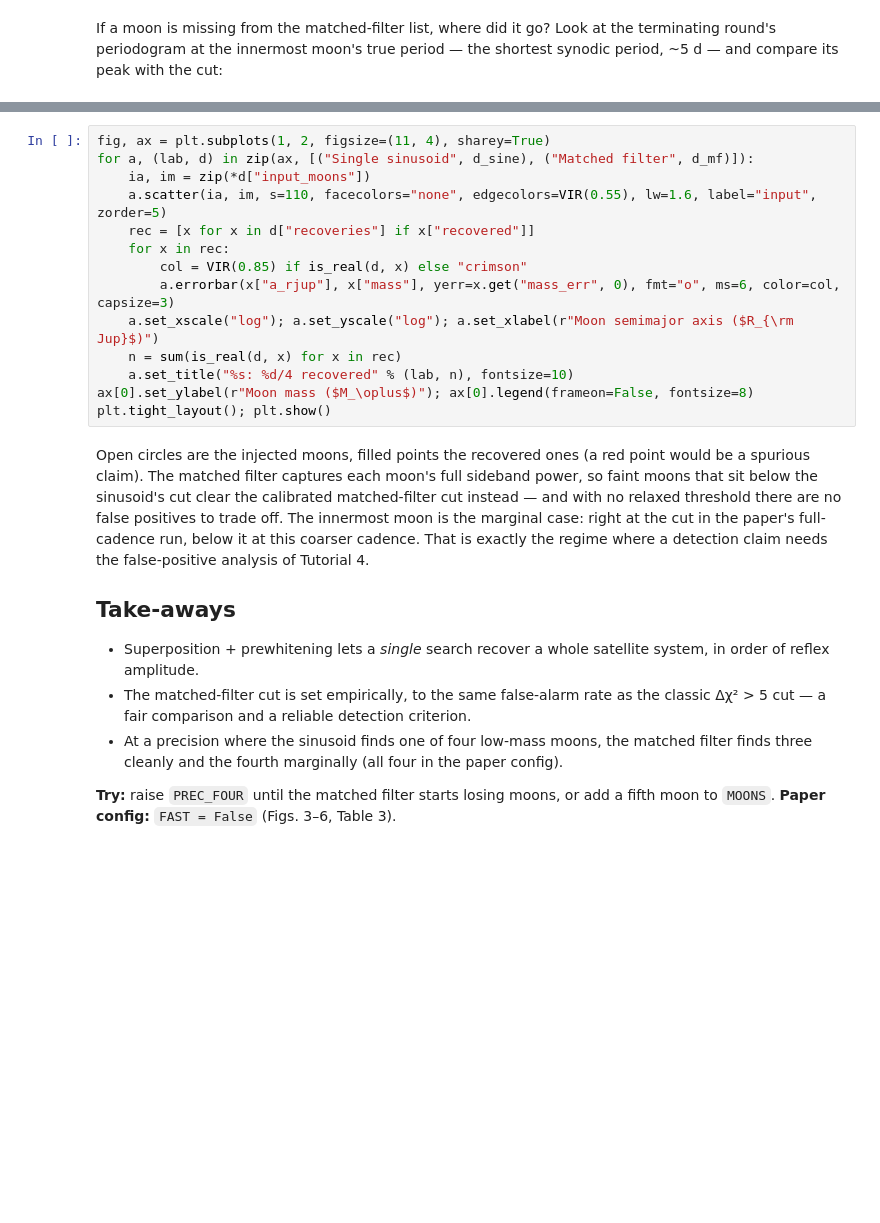
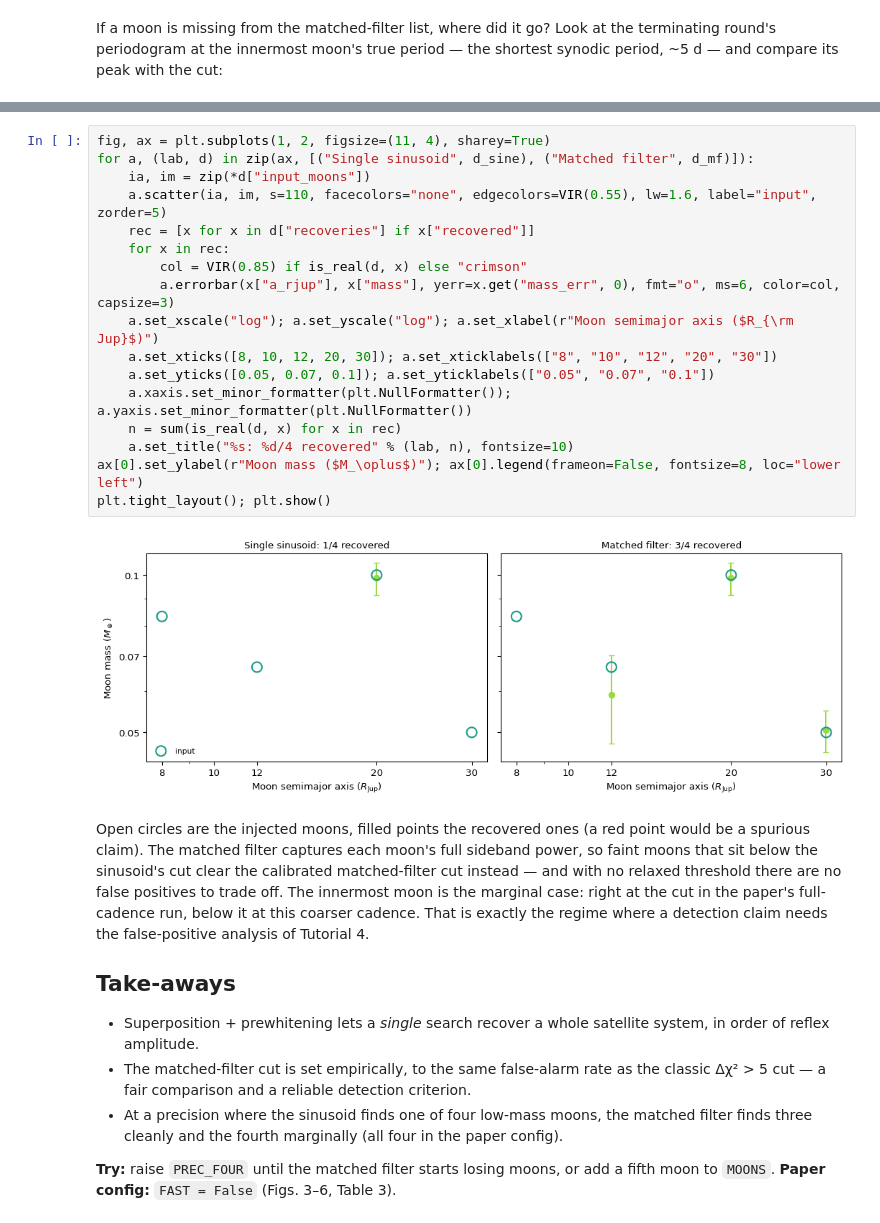
Before and after one commit to astrowagner/exomoonsim_py, a Jupyter notebook: tutorials/02_multi_moon_recovery.ipynb, the cells around one changed output, grey strips where cells are left out. Drawn from its saved outputs; the diff is of its cells as text; blank space fills up the shorter version.

```diff
--- a/tutorials/02_multi_moon_recovery.ipynb
+++ b/tutorials/02_multi_moon_recovery.ipynb
@@ -178,17 +197,22 @@ print("innermost moon (P_syn = %.2f d): matched-filter peak = %.1f  vs cut %.1f
 # %%
 fig, ax = plt.subplots(1, 2, figsize=(11, 4), sharey=True)
 for a, (lab, d) in zip(ax, [("Single sinusoid", d_sine), ("Matched filter", d_mf)]):
     ia, im = zip(*d["input_moons"])
     a.scatter(ia, im, s=110, facecolors="none", edgecolors=VIR(0.55), lw=1.6, label="input", zorder=5)
     rec = [x for x in d["recoveries"] if x["recovered"]]
     for x in rec:
         col = VIR(0.85) if is_real(d, x) else "crimson"
         a.errorbar(x["a_rjup"], x["mass"], yerr=x.get("mass_err", 0), fmt="o", ms=6, color=col, capsize=3)
     a.set_xscale("log"); a.set_yscale("log"); a.set_xlabel(r"Moon semimajor axis ($R_{\rm Jup}$)")
+    a.set_xticks([8, 10, 12, 20, 30]); a.set_xticklabels(["8", "10", "12", "20", "30"])
+    a.set_yticks([0.05, 0.07, 0.1]); a.set_yticklabels(["0.05", "0.07", "0.1"])
+    a.xaxis.set_minor_formatter(plt.NullFormatter()); a.yaxis.set_minor_formatter(plt.NullFormatter())
     n = sum(is_real(d, x) for x in rec)
     a.set_title("%s: %d/4 recovered" % (lab, n), fontsize=10)
-ax[0].set_ylabel(r"Moon mass ($M_\oplus$)"); ax[0].legend(frameon=False, fontsize=8)
+ax[0].set_ylabel(r"Moon mass ($M_\oplus$)"); ax[0].legend(frameon=False, fontsize=8, loc="lower left")
 plt.tight_layout(); plt.show()
+# %% [output]
+[figure, added]
 # %% [markdown]
 Open circles are the injected moons, filled points the recovered ones (a red point
 would be a spurious claim). The matched filter captures each moon's full sideband
```
Also changed, not shown: parts of 5 cells of this notebook, 7 other files.
